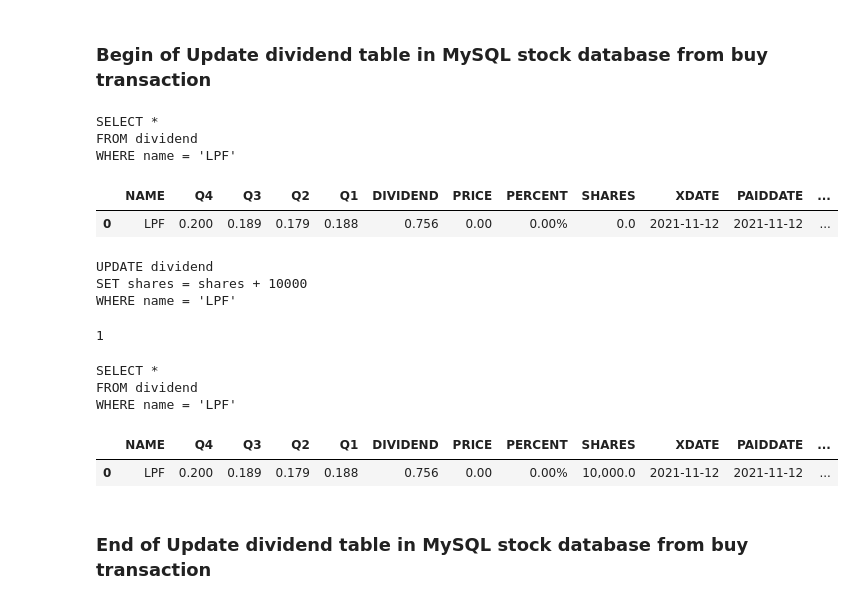
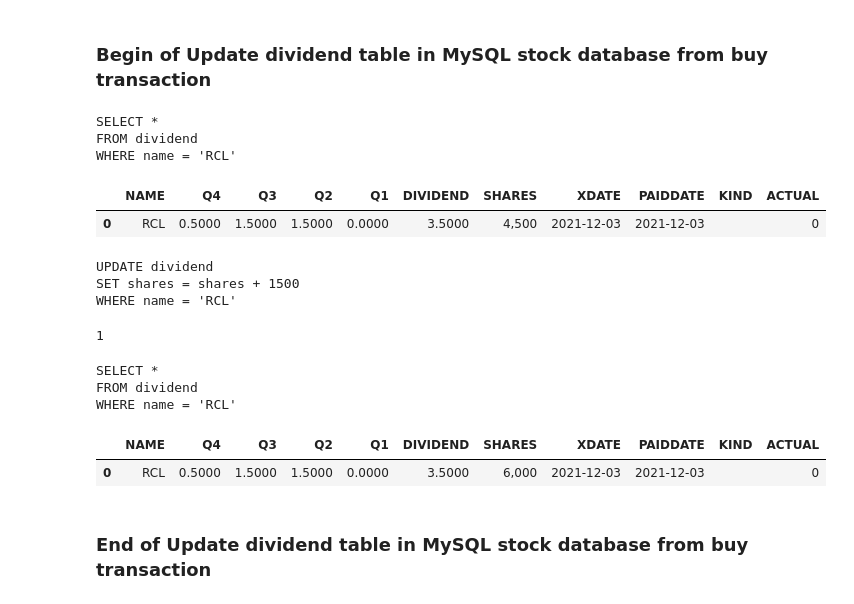
Before and after one commit to santimcs/A8, a Jupyter notebook: Daily/110-Update Buy and Dividend from Sales in Portfolio.ipynb, the cells around one changed output. Drawn from its saved outputs; the diff is of its cells as text; code cells hidden in the pictures.

```diff
--- a/Daily/110-Update Buy and Dividend from Sales in Portfolio.ipynb
+++ b/Daily/110-Update Buy and Dividend from Sales in Portfolio.ipynb
@@ -28,5 +19,28 @@ format_dict = {
 # %% [markdown]
 ### Tables in the process
+# %%
+format_dict = {
+    'qty':'{:,}',
+    'price':'{:.2f}','buy_price':'{:.2f}',
+    'fee':'{:,.2f}','vat':'{:,.2f}','net':'{:,.2f}',
+
+    'days':'{:,}',
+    'price':'{:.2f}',
+    'fee':'{:,.2f}','vat':'{:,.2f}','net':'{:,.2f}','profit':'{:,.2f}',
+    'percent':'{:,.2f}%','yearly':'{:,.2f}%',
+
+    'SHARES':'{:,}',
+    'Q4':'{:.4f}','Q3':'{:.4f}','Q2':'{:.4f}','Q1':'{:.4f}','DIVIDEND':'{:.4f}',
+
+    'qty':'{:,}','available_qty':'{:,}',
+    'cost':'{:.2f}','max_price':'{:.2f}','min_price':'{:.2f}','buy_target':'{:.2f}','sell_target':'{:.2f}',
+    'volume':'{:,.2f}','beta':'{:,.2f}',
+
+    'qty':'{:,}','available_qty':'{:,}',
+    'cost':'{:.2f}','max_price':'{:.2f}','min_price':'{:.2f}','buy_target':'{:.2f}','sell_target':'{:.2f}',
+    'volume':'{:,.2f}','beta':'{:,.2f}',
+
+}
 # %%
 # Sells table in MySQL portfolio database
 sql = """
@@ -202,4 +248,6 @@ sql = sql % name
 print(sql)
 
 dividend = pd.read_sql(sql, const)
+dividend.drop(['PRICE', 'PERCENT'], axis=1, inplace=True)
+dividend['SHARES'] = dividend['SHARES'].astype('int64')
 dividend.style.format(format_dict)
@@ -329,20 +414,22 @@ rp.rowcount
 # %%
 sql = """
 SELECT *
 FROM dividend
 WHERE name = '%s'
 """
 sql = sql % name
 print(sql)
 
 dividend = pd.read_sql(sql, const)
+dividend.drop(['PRICE', 'PERCENT'], axis=1, inplace=True)
+dividend['SHARES'] = dividend['SHARES'].astype('int64')
 dividend.style.format(format_dict)
 # %% [output]
 SELECT *
 FROM dividend
-WHERE name = 'LPF'
+WHERE name = 'RCL'
-|  | NAME | Q4 | Q3 | Q2 | Q1 | DIVIDEND | PRICE | PERCENT | SHARES | XDATE | PAIDDATE | ... |
-| 0 | LPF | 0.200 | 0.189 | 0.179 | 0.188 | 0.756 | 0.00 | 0.00% | 0.0 | 2021-11-12 | 2021-11-12 | ... |
+|  | NAME | Q4 | Q3 | Q2 | Q1 | DIVIDEND | SHARES | XDATE | PAIDDATE | KIND | ACTUAL |
+| 0 | RCL | 0.5000 | 1.5000 | 1.5000 | 0.0000 | 3.5000 | 4,500 | 2021-12-03 | 2021-12-03 |  | 0 |
 # %%
 sqlUpd = """
 UPDATE dividend
@@ -353,8 +440,8 @@ sqlUpd = sqlUpd % (qty, name)
 print(sqlUpd)
 # %% [output]
 UPDATE dividend
-SET shares = shares + 10000
-WHERE name = 'LPF'
+SET shares = shares + 1500
+WHERE name = 'RCL'
 # %%
 rp = const.execute(sqlUpd)
 rp.rowcount
@@ -370,13 +457,15 @@ sql = sql % name
 print(sql)
 
 dividend = pd.read_sql(sql, const)
+dividend.drop(['PRICE', 'PERCENT'], axis=1, inplace=True)
+dividend['SHARES'] = dividend['SHARES'].astype('int64')
 dividend.style.format(format_dict)
 # %% [output]
 SELECT *
 FROM dividend
-WHERE name = 'LPF'
+WHERE name = 'RCL'
-|  | NAME | Q4 | Q3 | Q2 | Q1 | DIVIDEND | PRICE | PERCENT | SHARES | XDATE | PAIDDATE | ... |
-| 0 | LPF | 0.200 | 0.189 | 0.179 | 0.188 | 0.756 | 0.00 | 0.00% | 10,000.0 | 2021-11-12 | 2021-11-12 | ... |
+|  | NAME | Q4 | Q3 | Q2 | Q1 | DIVIDEND | SHARES | XDATE | PAIDDATE | KIND | ACTUAL |
+| 0 | RCL | 0.5000 | 1.5000 | 1.5000 | 0.0000 | 3.5000 | 6,000 | 2021-12-03 | 2021-12-03 |  | 0 |
 # %% [markdown]
 ### End of Update dividend table in MySQL stock database from buy transaction
 # %% [markdown]
```
Also changed, not shown: parts of 30 cells of this notebook, 14 other files.
